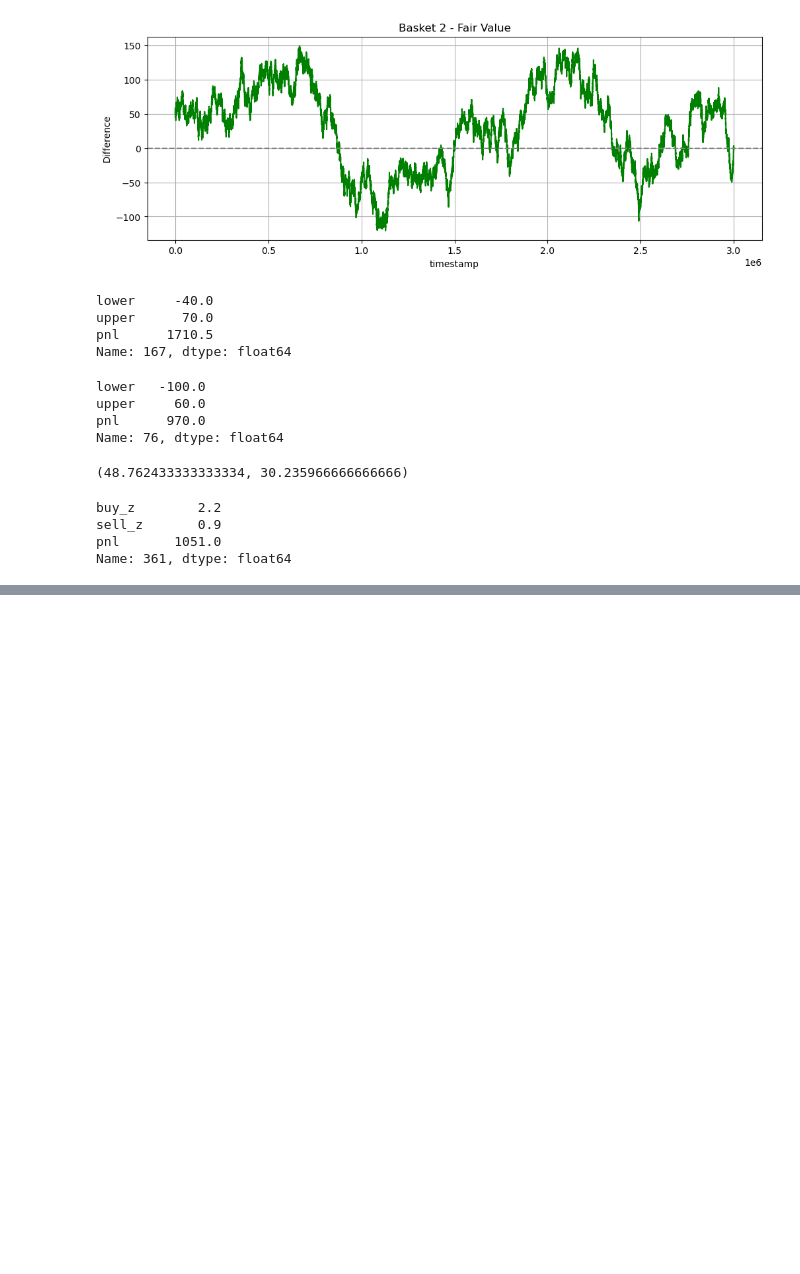
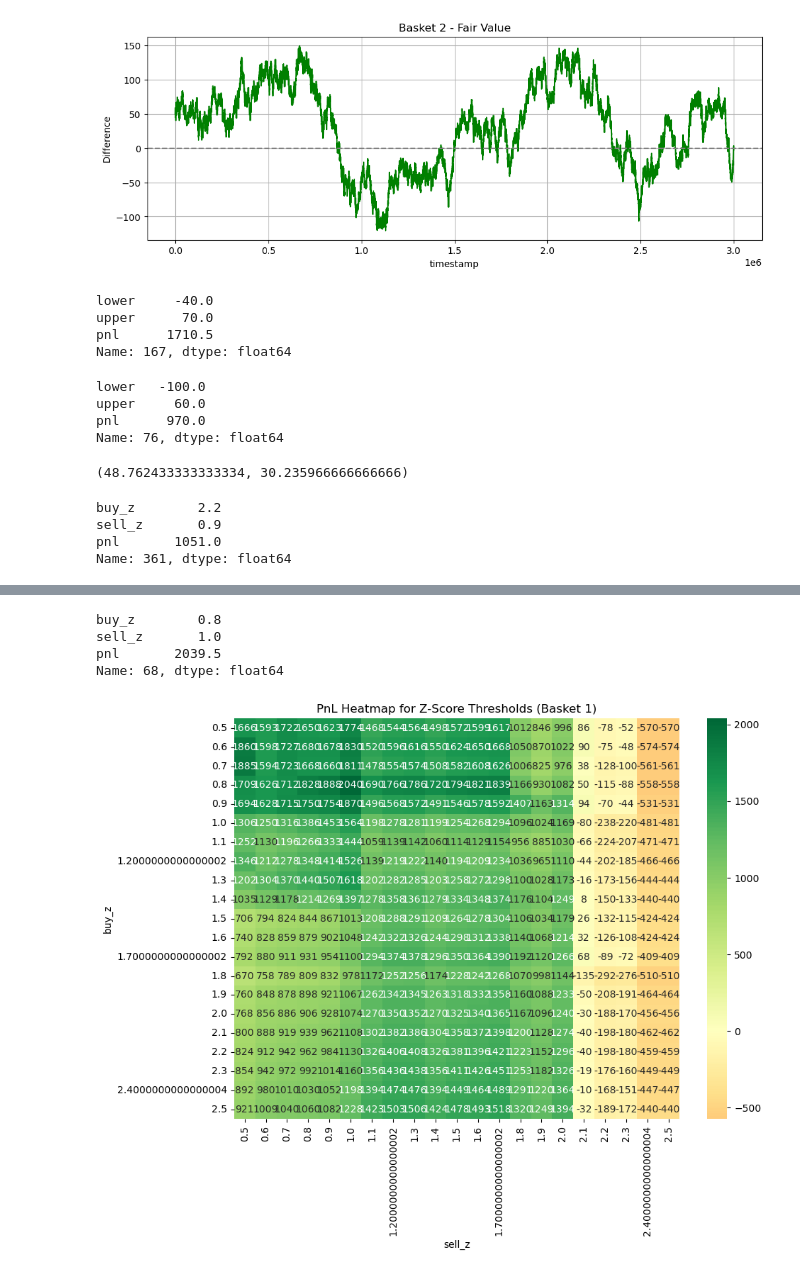
Before and after one commit to Alyssa2026/Prosperity-Lumon, a Jupyter notebook: round2/basket_EDA.ipynb, the cells around one changed output, grey strips where cells are left out. Cells and saved outputs as stored; diff of their text form; code cells hidden in the pictures; blank space fills up the shorter version.

Commit message:
z-score buy and sell theshold 150k on baskets

```diff
--- a/round2/basket_EDA.ipynb
+++ b/round2/basket_EDA.ipynb
@@ -251,0 +252,49 @@ KeyError: 'DIFF_BASKET2'
+# %%
+import numpy as np
+import pandas as pd
+
+# Precompute stats
+mean = pivoted["DIFF_BASKET1"].mean()
+std = pivoted["DIFF_BASKET1"].std()
+
+# Parameters
+max_trade = 1
+z_range = np.linspace(0.5, 2.5, 21)
+results = []
+
+for buy_thresh in z_range:
+    for sell_thresh in z_range:
+        position = 0
+        cash = 0
+
+        for _, row in pivoted.iterrows():
+            price = row["PICNIC_BASKET1"]
+            diff = row["DIFF_BASKET1"]
+
+            z = (diff - mean) / std if std != 0 else 0
+            qty = max_trade  # could scale with abs(z)
+
+            # Buy signal (undervalued)
+            if z < -buy_thresh and position < 1:
+                position += qty
+                cash -= price * qty
+
+            # Sell signal (overvalued)
+            elif z > sell_thresh and position > -1:
+                position -= qty
+                cash += price * qty
+
+        final_price = pivoted["PICNIC_BASKET1"].iloc[-1]
+        unrealized = position * final_price
+        pnl = cash + unrealized
+        results.append((buy_thresh, sell_thresh, pnl))
+
+# Results dataframe
+results_df = pd.DataFrame(results, columns=["buy_z", "sell_z", "pnl"])
+best = results_df.sort_values("pnl", ascending=False).iloc[0]
+best
+# %% [output]
+buy_z        0.8
+sell_z       1.0
+pnl       2039.5
+Name: 68, dtype: float64
@@ -251,0 +303,15 @@ KeyError: 'DIFF_BASKET2'
+# %%
+results_df = pd.read_csv("zscore_threshold_results_basket1.csv")
+heatmap_data = results_df.pivot(index="buy_z", columns="sell_z", values="pnl")
+
+# Plot heatmap
+plt.figure(figsize=(10, 8))
+plt.title("PnL Heatmap for Z-Score Thresholds (Basket 1)")
+plt.xlabel("Sell Z-Threshold")
+plt.ylabel("Buy Z-Threshold")
+sns = __import__("seaborn")
+sns.heatmap(heatmap_data, annot=True, fmt=".0f", cmap="RdYlGn", center=0)
+plt.tight_layout()
+plt.show()
+# %% [output]
+[figure, added]
```
Also changed, not shown: parts of 3 cells of this notebook, 2 other files.
